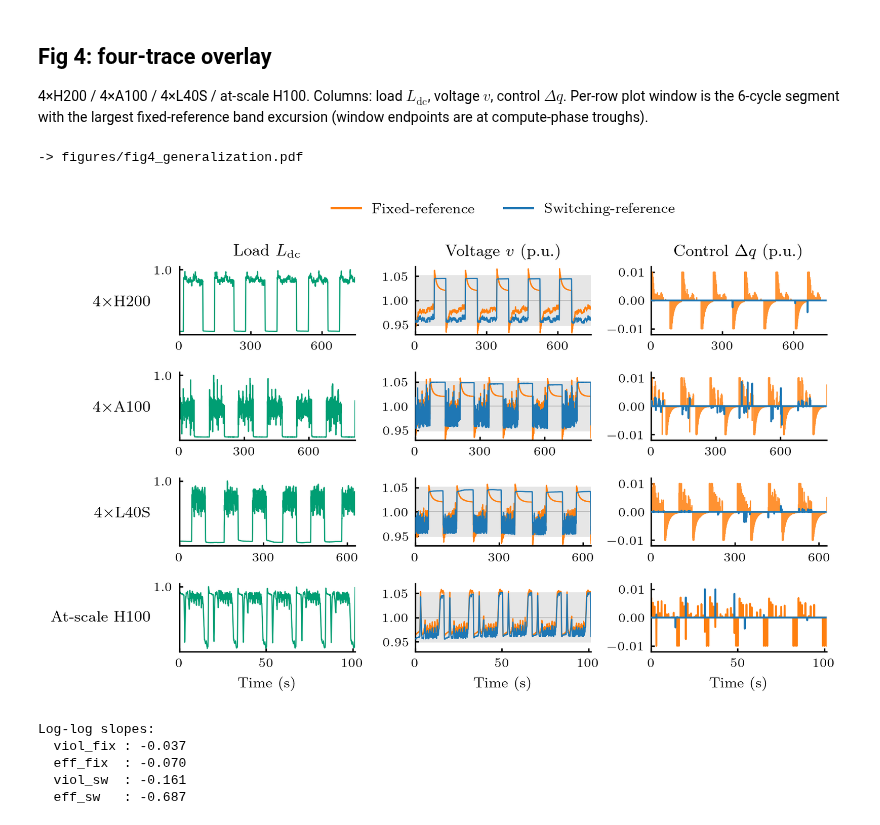
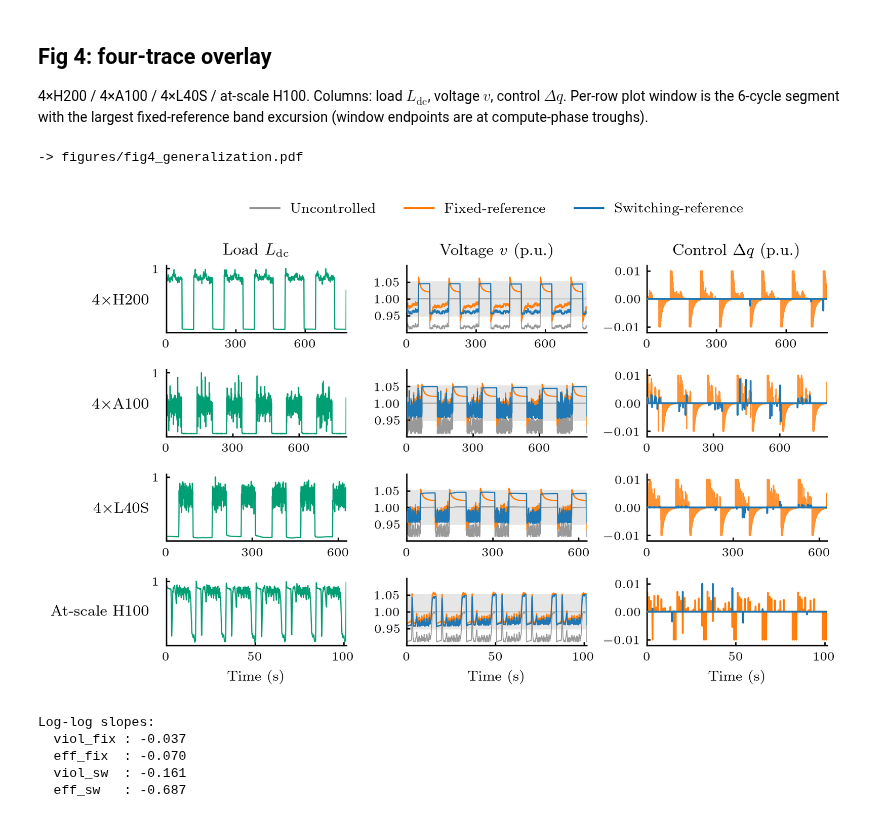
Before and after one commit to yan-mingyuan/switchref, a Jupyter notebook: main.ipynb, the cells around one changed output. Saved outputs shown, nothing was run; the diff lists cells and outputs as text; code cells hidden in the pictures.

Commit message:
Add uncontrolled baseline (Table I, Fig 4); tidy L_dc axes (Fig 1, Fig 4)

```diff
--- a/main.ipynb
+++ b/main.ipynb
@@ -119,7 +119,7 @@ if len(_fall_idx) >= 2:
             color=P_COLOR, ha='left', va='center', fontsize=8,
             fontstyle='italic', zorder=10, clip_on=False)
 
-ax.set_yticks([1.0]); ax.set_yticklabels(['1.0'], fontsize=8)
+ax.set_yticks([])
 handles = [Patch(facecolor=WARM_RED, alpha=WARM_A, lw=0, label='Compute'),
            Patch(facecolor=COOL_BLUE, alpha=COOL_A, lw=0, label='Communication')]
 leg = ax.legend(handles=handles, loc='lower center', bbox_to_anchor=(0.5, 0.06),
@@ -128,7 +128,7 @@ leg = ax.legend(handles=handles, loc='lower center', bbox_to_anchor=(0.5, 0.06),
 for txt in leg.get_texts():
     txt.set_fontstyle('italic')
 ax.set_xlabel('Time (s)', fontsize=10)
-ax.set_ylabel(r'$L_\text{dc}$ (p.u.)', fontsize=10)
+ax.set_ylabel(r'$L_\text{dc}$', fontsize=10, rotation=0, va='center', ha='right', labelpad=9)
 ax.tick_params(labelsize=8, direction='in', length=2.5, width=0.8)
 ax.spines[['top', 'right']].set_visible(False)
 ax.set_xticks(np.arange(0, float(t_plot[-1]) + 1, 20))
@@ -408,6 +408,15 @@ def run_switching(ctx, ds, cycle_s):
     return closed_loop(ctx=ctx, ds=ds,
                        ctrl_step=lambda k, V: ctrl.step(V),
                        stride_ctrl=STRIDE_CTRL)
+
+
+def run_nocontrol(ctx, ds):
+    # Uncontrolled baseline: no reactive injection (Delta q == 0); the bus
+    # voltage is driven purely by the data-center active-power swing.
+    n_bus = ctx['num_buses']
+    return closed_loop(ctx=ctx, ds=ds,
+                       ctrl_step=lambda k, V: np.zeros((n_bus, 1), dtype=np.float32),
+                       stride_ctrl=STRIDE_CTRL)
 # %% [markdown]
 ## Table I
 
@@ -419,6 +428,7 @@ Six-cycle warmup. Network-level metrics over $(i, t)$:
 table_rows = []
 Vfix_store, dQfix_store = {}, {}
 Vsw_store,  dQsw_store  = {}, {}
+Vnone_store, dQnone_store = {}, {}
 
 for name, cyc, loader in TRACES:
     warm = 6.0 * cyc
@@ -431,13 +441,19 @@ for name, cyc, loader in TRACES:
     dQs, Vs = run_switching(ctx, ds, cycle_s=cyc)
     ms = compute_metrics(dQs, Vs, dt=ctx['env'].dt, warmup_secs=warm)
 
+    ctx = setup_common(); ds = loader(ctx)
+    dQn, Vn = run_nocontrol(ctx, ds)
+    mn = compute_metrics(dQn, Vn, dt=ctx['env'].dt, warmup_secs=warm)
+
     table_rows.append({
         'trace': name, 'cycle_s': cyc, 'warmup_s': warm,
+        'none_viol': mn['rms_excess']*1e4, 'none_peak': mn['max_excess']*1e2,
         'fix_viol': mf['rms_excess']*1e4, 'fix_eff': mf['rms_dq']*1e4,
         'sw_viol':  ms['rms_excess']*1e4, 'sw_eff':  ms['rms_dq']*1e4,
     })
     Vfix_store[name], dQfix_store[name] = Vf, dQf
     Vsw_store[name],  dQsw_store[name]  = Vs, dQs
+    Vnone_store[name], dQnone_store[name] = Vn, dQn
 
 print('=' * 78)
 print('Table I  (single-DC; values x1e-4 p.u.)')
@@ -498,6 +514,7 @@ BUS = 20             # data-center bus (label 22)
 C_FIX = '#ff7f0e'    # matplotlib tab:orange for fixed-reference
 C_SW  = '#1f77b4'    # matplotlib tab:blue for switching-reference
 C_PWR = '#009E73'    # Wong bluish-green for the (shared) data center load input
+C_NONE = '0.6'       # gray backdrop for the uncontrolled voltage
 
 from scipy.signal import find_peaks
 
@@ -569,6 +586,7 @@ fig, axes = plt.subplots(len(EXPS_FIG4), 3, figsize=(7.2, 1.0 * len(EXPS_FIG4)),
 for r, (name, cyc, t0) in enumerate(EXPS_FIG4):
     Vf, dQf = Vfix_store[name], dQfix_store[name]
     Vs, dQs = Vsw_store [name], dQsw_store [name]
+    Vn = Vnone_store[name]
     ds = loaders[name](setup_common())
     tV = np.arange(len(Vs)) * DT
     tq = np.arange(len(dQs)) * DT
@@ -614,15 +632,16 @@ for r, (name, cyc, t0) in enumerate(EXPS_FIG4):
     Pw = (Pw - Pw.min()) / (Pw.max() - Pw.min() + 1e-12)
     axP.plot(tP[mP] - tA, Pw, color=C_PWR, lw=0.65)
     axP.set_ylim(-0.05, 1.05)
-    axP.set_yticks([1]); axP.set_yticklabels(['1.0'])
+    axP.set_yticks([1]); axP.set_yticklabels(['1'])
     axP.set_ylabel(ROW_LABEL.get(name, name), fontsize=8.5, fontweight='bold',
                    rotation=0, ha='right', va='center', labelpad=2)
 
     axV.axhspan(0.95, 1.05, color='0.90', zorder=0)
     axV.axhline(1.0, color='0.75', lw=0.5, zorder=1)
+    axV.plot(tV[mV] - tA, Vn[mV, BUS] + 1.0, color=C_NONE, lw=0.5, zorder=1.5)
     axV.plot(tV[mV] - tA, Vf[mV, BUS] + 1.0, color=C_FIX, lw=0.65, zorder=2)
     axV.plot(tV[mV] - tA, Vs[mV, BUS] + 1.0, color=C_SW,  lw=0.65, zorder=4)
-    axV.set_ylim(0.93, 1.07); axV.set_yticks([0.95, 1.0, 1.05])
+    axV.set_ylim(0.90, 1.10); axV.set_yticks([0.95, 1.0, 1.05])
 
     axQ.axhline(0.0, color='0.75', lw=0.5)
     # Fixed-ref dq de-emphasised on the node traces (dense spikes); full weight
@@ -636,37 +655,38 @@ for r, (name, cyc, t0) in enumerate(EXPS_FIG4):
     if r == 0:
         axP.set_title(r'Load $L_{\mathrm{dc}}$', fontsize=9)
         axV.set_title(r'Voltage $v$ (p.u.)', fontsize=9)
         axQ.set_title(r'Control $\Delta q$ (p.u.)', fontsize=9)
 
     _half = (tB - tA) / 2
     _mag = 10.0 ** np.floor(np.log10(_half))
     _step = next(m * _mag for m in (5, 3, 2, 1) if m * _mag <= _half + 1e-9)
     xticks = [0, _step, 2 * _step]
     for ax in (axP, axV, axQ):
         ax.set_xlim(0, tB - tA)
         ax.tick_params(labelsize=7, direction='in', length=2.0)
         ax.set_xticks(xticks)
         ax.spines[['top', 'right']].set_visible(False)
         if r == len(EXPS_FIG4) - 1:
             ax.set_xlabel('Time (s)', fontsize=8)
 
 from matplotlib.lines import Line2D
-handles = [Line2D([0], [0], color=C_FIX, lw=1.2),
+handles = [Line2D([0], [0], color=C_NONE, lw=1.2),
+           Line2D([0], [0], color=C_FIX, lw=1.2),
            Line2D([0], [0], color=C_SW,  lw=1.2)]
-fig.legend(handles, ['Fixed-reference', 'Switching-reference'],
-           loc='upper center', ncol=2, fontsize=8, frameon=False,
+fig.legend(handles, ['Uncontrolled', 'Fixed-reference', 'Switching-reference'],
+           loc='upper center', ncol=3, fontsize=8, frameon=False,
            bbox_to_anchor=(0.5, 0.995))
 fig.tight_layout(rect=[0, 0, 1, 0.93])
 # Mirror the left row-label margin on the right so the grid sits centred.
 fig.subplots_adjust(right=1.0 - fig.subplotpars.left)
 
 out_fig4 = FIG_DIR / 'fig4_generalization.pdf'
 fig.savefig(out_fig4, format='pdf')
 print('-> figures/fig4_generalization.pdf')
 plt.show()
 # %% [output]
 -> figures/fig4_generalization.pdf
-[figure, old version]
+[figure, new version]
 # %%
 Ts = np.array([r['cycle_s'] for r in table_rows], dtype=float)
 viol_fix = np.array([r['fix_viol'] for r in table_rows])
```
Also changed, not shown: parts of 1 cell of this notebook, 3 other files.
